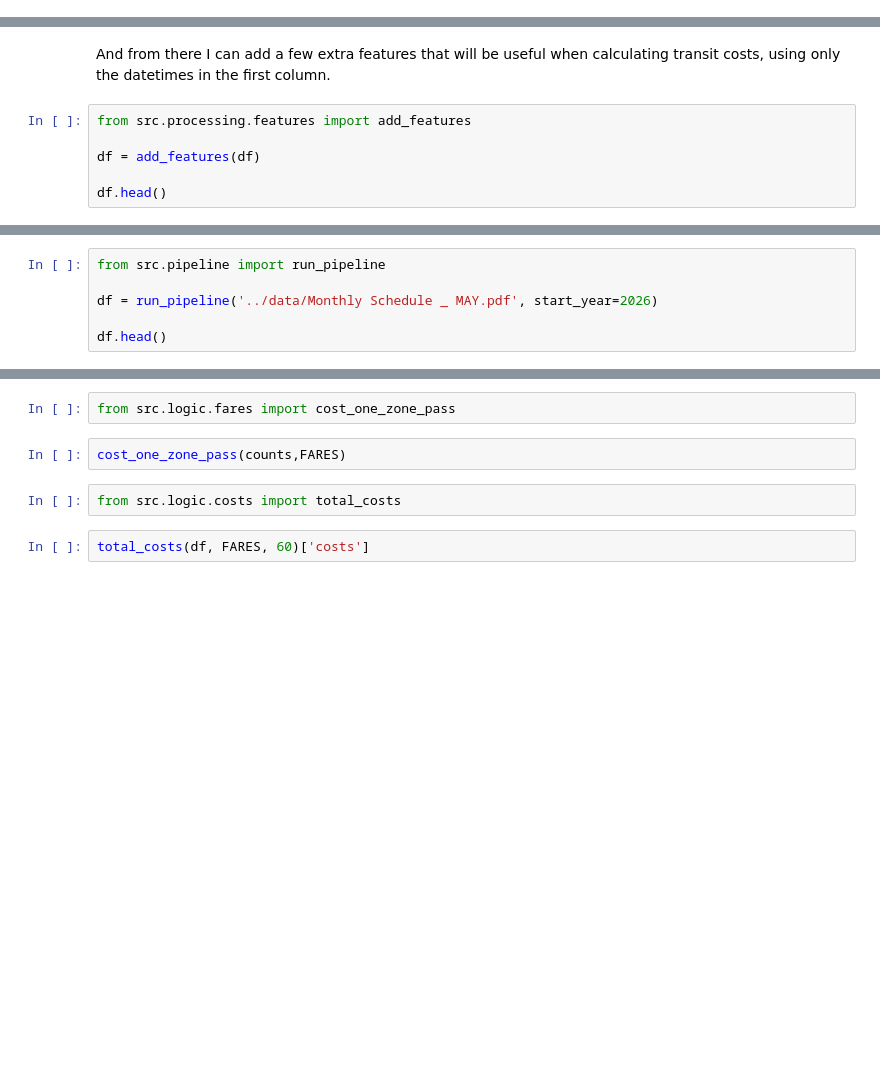
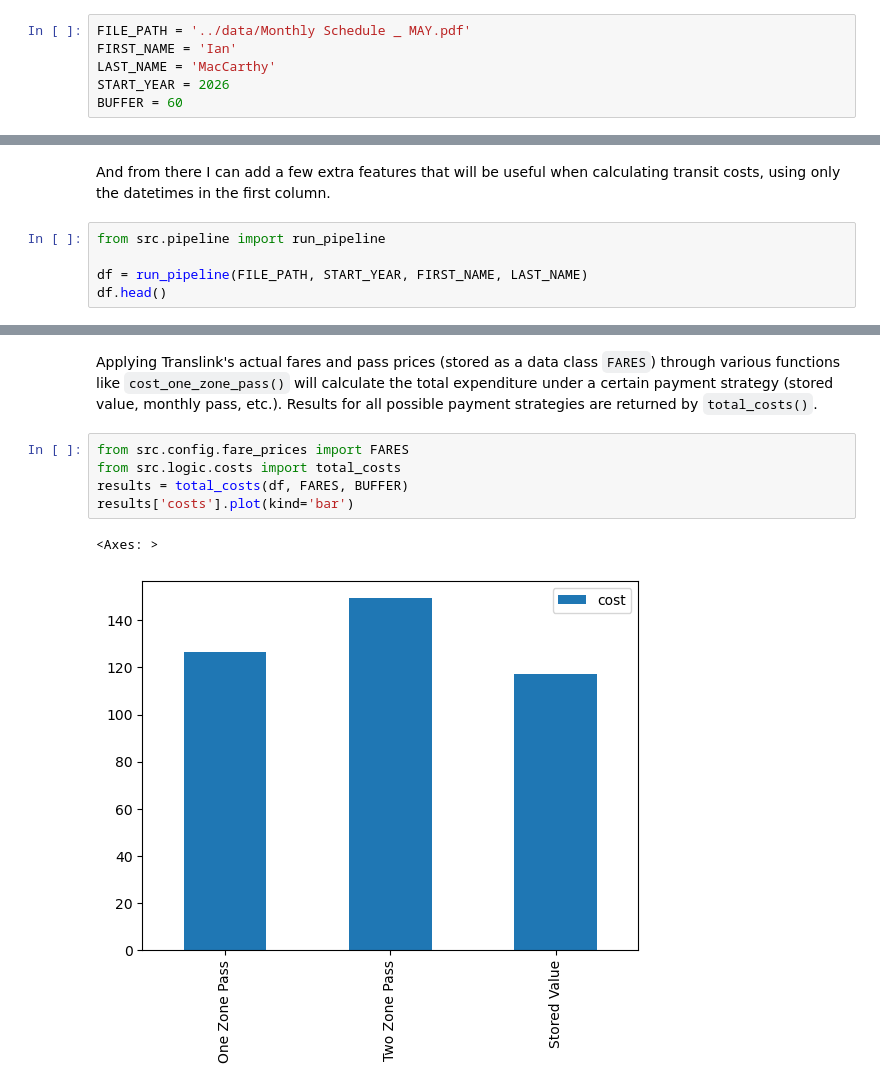
Before and after one commit to imax37/compass-dash, a Jupyter notebook: notebooks/demo.ipynb, the cells around one changed output, grey strips where cells are left out. Drawn from its saved outputs; the diff is of its cells as text; blank space fills up the shorter version.

Commit message:
refactor: removed unecessary code cells and added mroe graphics

```diff
--- a/notebooks/demo.ipynb
+++ b/notebooks/demo.ipynb
@@ -9 +21,7 @@ sys.path.append(os.path.abspath(".."))
+# %%
+FILE_PATH = '../data/Monthly Schedule _ MAY.pdf'
+FIRST_NAME = 'Ian'
+LAST_NAME = 'MacCarthy'
+START_YEAR = 2026
+BUFFER = 60
 # %% [markdown]
@@ -84,8 +119,7 @@ df.head()
 # %% [markdown]
 And from there I can add a few extra features that will be useful when calculating transit costs, using only the datetimes in the first column.
 # %%
-from src.processing.features import add_features
+from src.pipeline import run_pipeline
 
-df = add_features(df)
-
+df = run_pipeline(FILE_PATH, START_YEAR, FIRST_NAME, LAST_NAME)
 df.head()
@@ -94,6 +132,0 @@ Wrapping this all together into a pipeline I can create this dataframe with a si
-# %%
-from src.pipeline import run_pipeline
-
-df = run_pipeline('../data/Monthly Schedule _ MAY.pdf', start_year=2026)
-
-df.head()
@@ -118,8 +162,10 @@ FARES.one_zone
-# %%
-from src.logic.fares import cost_one_zone_pass
-# %%
-cost_one_zone_pass(counts,FARES)
-# %%
-from src.logic.costs import total_costs
-# %%
-total_costs(df, FARES, 60)['costs']
+# %% [markdown]
+Applying Translink's actual fares and pass prices (stored as a data class `FARES`) through various functions like `cost_one_zone_pass()` will calculate the total expenditure under a certain payment strategy (stored value, monthly pass, etc.). Results for all possible payment strategies are returned by `total_costs()`.
+# %%
+from src.config.fare_prices import FARES
+from src.logic.costs import total_costs
+results = total_costs(df, FARES, BUFFER)
+results['costs'].plot(kind='bar')
+# %% [output]
+<Axes: >
+[figure, added]
```
Also changed, not shown: parts of 33 cells of this notebook.
